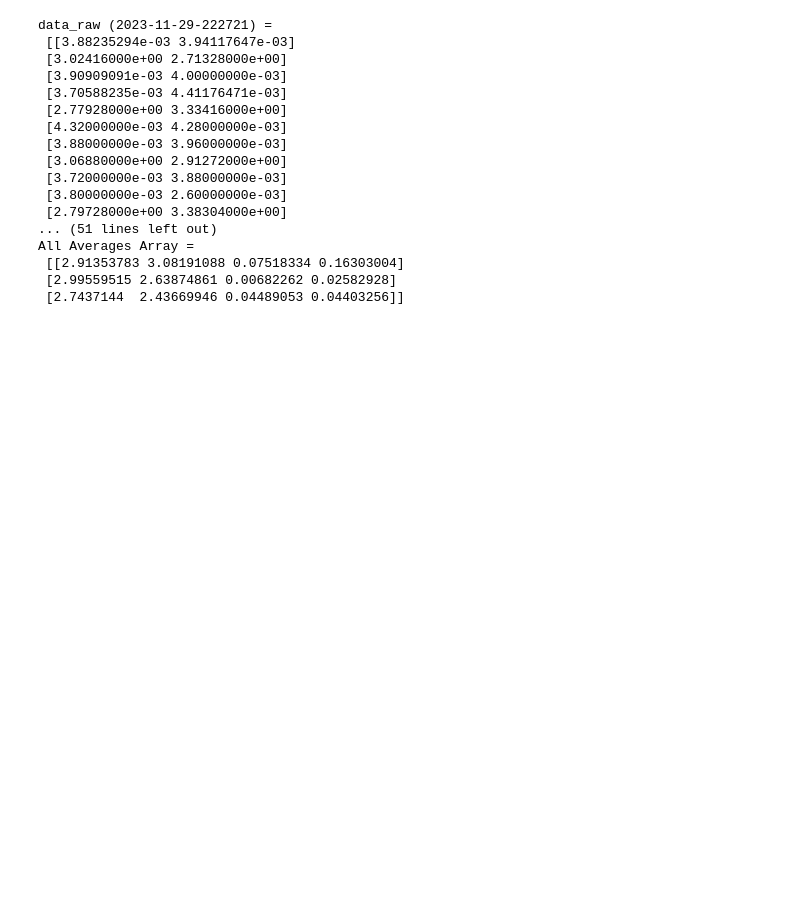
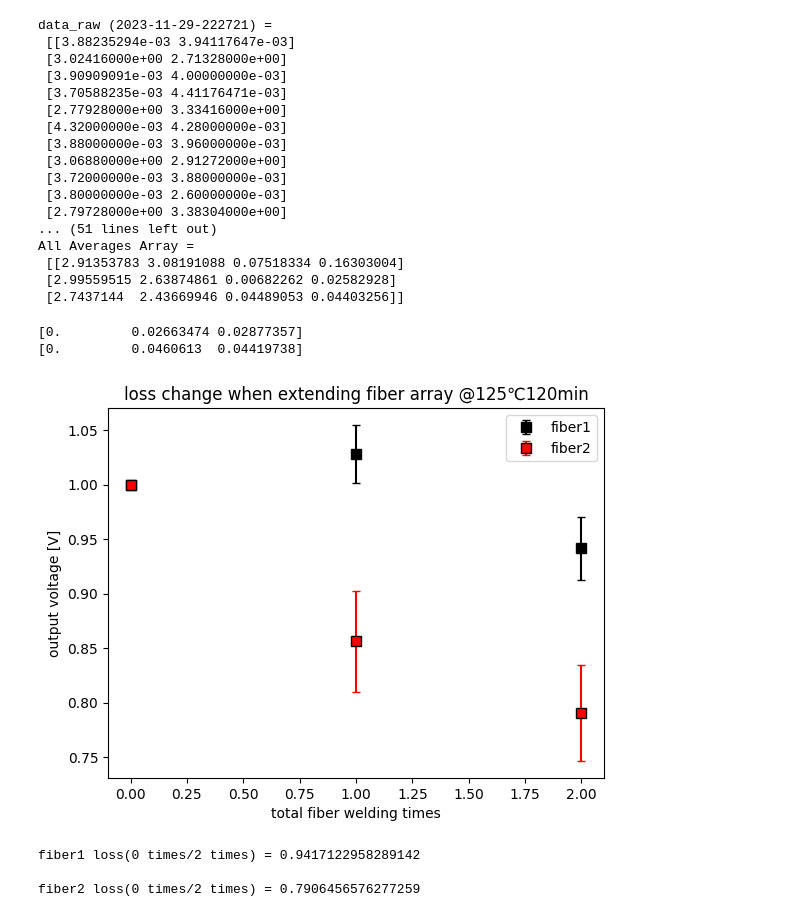
Before and after one commit to Dwaka-epx/Python-codes, a Jupyter notebook: 30cmFiberAnalysis/2ndStageWelding.ipynb, the cells around one changed output. Cells and saved outputs as stored; diff of their text form; code cells hidden in the pictures; blank space fills up the shorter version.

```diff
--- a/23-12-01/2ndStageWelding.ipynb
+++ b/30cmFiberAnalysis/2ndStageWelding.ipynb
@@ -104,7 +97,7 @@ import matplotlib.pyplot as plt
 
 
 def read_csv(file):
-    return pd.read_csv(file, names=columns, usecols=myusecols, encoding="Shift-JIS", skiprows=header_rows)
+    return pd.read_csv(file, names=columns, usecols=channels, encoding="Shift-JIS", skiprows=header_rows)
 
 def calculate_means(dataframe):
     return dataframe.mean().values
@@ -112,7 +105,7 @@ def calculate_means(dataframe):
 def calculate_standard_errors(dataArray):
     return np.std(dataArray,axis=0,ddof=1) / np.sqrt(len(dataArray))
 
-def process_groups(data, group_size):
+def process_groups(data, ngroup_size):
     num_groups = len(data) // group_size
     result = np.empty(0)
 
@@ -121,14 +114,14 @@ def process_groups(data, group_size):
         average_pedestal = np.mean(data[start:end:2], axis=0)
         result = np.append(result, data[start + 1] - average_pedestal)
 
-    return result.reshape(-1, len(myusecols))
+    return result.reshape(-1, len(channels))
 
-# 日付
+# 日付: 125dC120min　溶着前, 1回目,　2回目
 dates = ['2023-11-29-222721', '2023-11-30-143236', '2023-11-30-173111']
 
 # 列名と使用する列
 columns = ['No.', 'time', 'ms', 'Ch1 [V]', 'Ch2 [V]', 'Ch3 [V]', 'Ch4 [V]', 'Alarm [V]', 'AlarmOut [V]']
-myusecols = ['Ch1 [V]', 'Ch2 [V]']
+channels = ['Ch1 [V]', 'Ch2 [V]']
 header_rows = 21
 
 # 新しい二次元配列を作成
@@ -143,7 +136,7 @@ for date in dates:
     print(f"\ndata_raw ({date}) =\n", data_raw)
 
     # グループごとに処理して結果を出力
-    group_size = 3
+    group_size = len(dates)
     data_pedestal_subtracted = process_groups(data_raw, group_size)
     print(f"data_pedestal_subtracted ({date}) =\n", data_pedestal_subtracted)
 
@@ -178,4 +171,38 @@ All Averages Array =
  [[2.91353783 3.08191088 0.07518334 0.16303004]
  [2.99559515 2.63874861 0.00682262 0.02582928]
  [2.7437144  2.43669946 0.04489053 0.04403256]]
+# %%
+fig, ax = plt.subplots()
+x = list(range(group_size))
+colors = ['black','red','blue','green']
+
+for jchannel in range (0,len(channels)):
+	#for iweld in range(0,3):
+	originalSignalHight = all_averages_array[0,jchannel]
+	ratioOfSignalHight = all_averages_array[:,jchannel] / originalSignalHight
+	ratioOfSignalHightErr = ratioOfSignalHight*np.sqrt(
+		np.square(all_averages_array[:,jchannel+2]/all_averages_array[:,jchannel])
+		+np.square(all_averages_array[0,jchannel+2]/all_averages_array[0,jchannel])
+		)
+	# Remark:
+	#	誤差伝播則はそれぞれの誤差が互いに独立な場合に成り立つので、0回目の溶着の誤差は0である。
+	ratioOfSignalHightErr[0]=0
+	ax.errorbar(x, ratioOfSignalHight, yerr=ratioOfSignalHightErr, capsize=3, fmt='s'
+	            , ecolor=colors[jchannel], color=colors[jchannel],ms=7, mec='k'
+	            , label=f'fiber{jchannel+1}')
+ax.set_xlabel('total fiber welding times')
+ax.set_ylabel('output voltage [V]')
+ax.legend()
+ax.set_title('loss change when extending fiber array @125℃120min')
+plt.show()
+
+print('fiber1 loss(0 times/2 times) =',all_averages_array[2][0]/all_averages_array[0][0],'\n')
+print('fiber2 loss(0 times/2 times) =',all_averages_array[2][1]/all_averages_array[0][1],'\n')
+# %% [output]
+[0.         0.02663474 0.02877357]
+[0.         0.0460613  0.04419738]
+[figure, added]
+fiber1 loss(0 times/2 times) = 0.9417122958289142
+
+fiber2 loss(0 times/2 times) = 0.7906456576277259
 # %%
```
Also changed, not shown: parts of 7 cells of this notebook, 10 other files.
